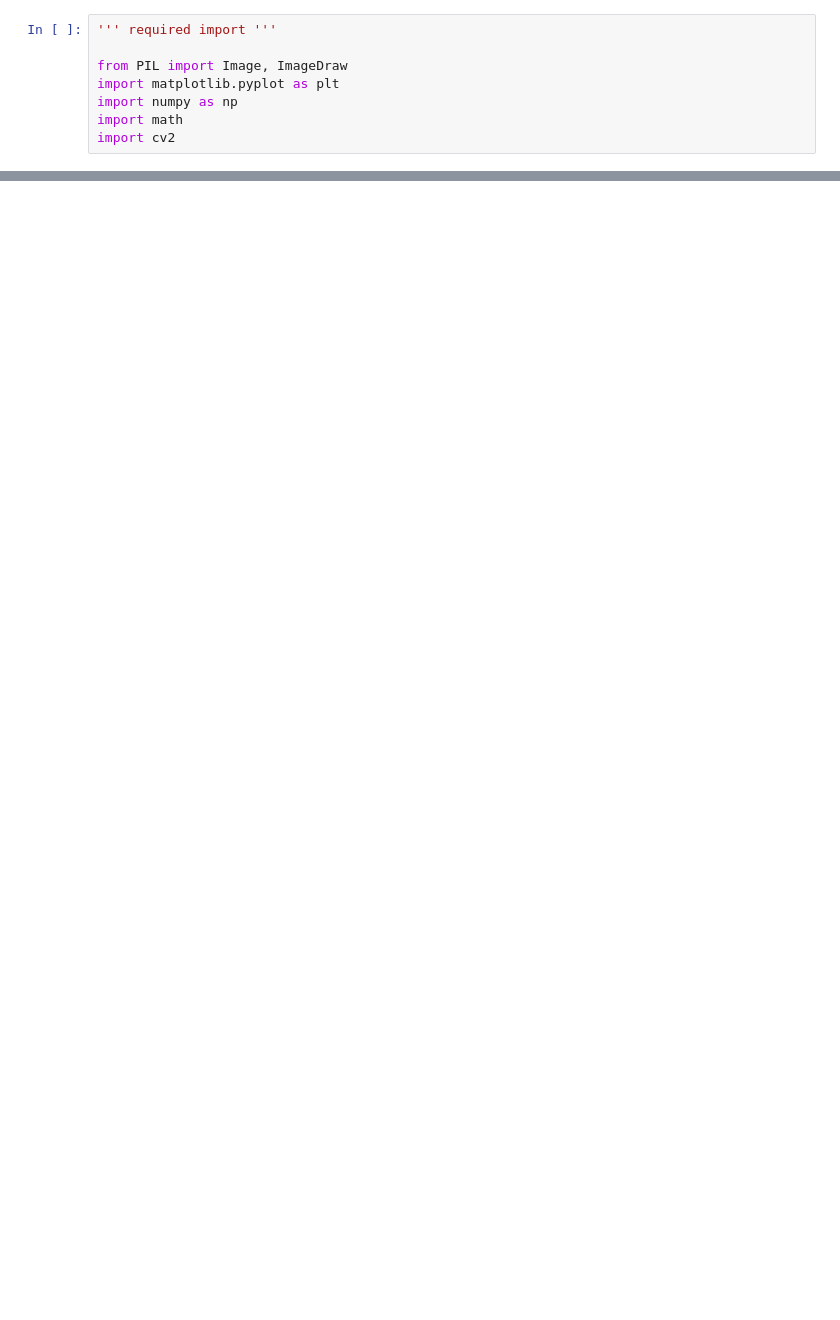
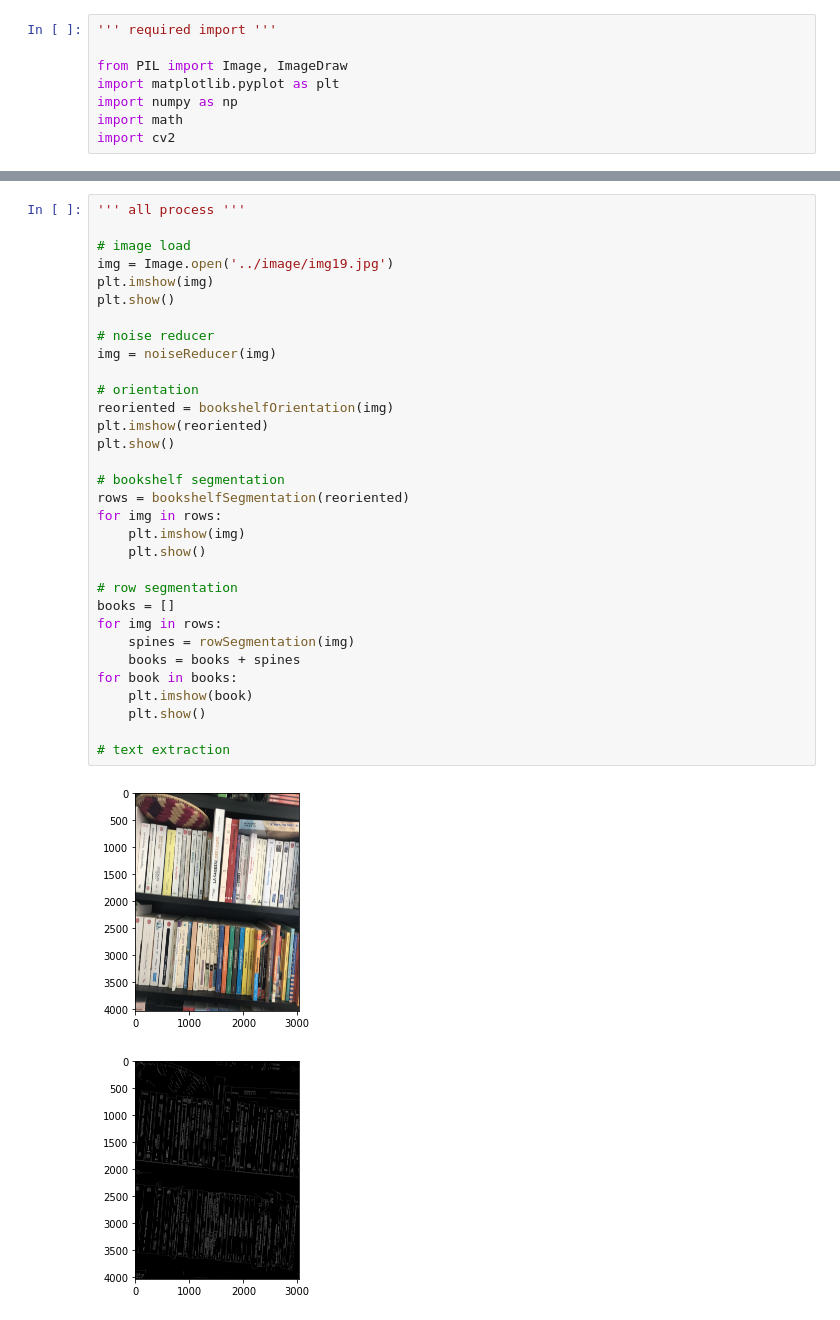
Before and after one commit to yanis-dubois/BookShelfAnalyse, a Jupyter notebook: pyTest/test.ipynb, the cells around one changed output, grey strips where cells are left out. Cells and saved outputs as stored; diff of their text form; blank space fills up the shorter version.

```diff
--- a/pyTest/test.ipynb
+++ b/pyTest/test.ipynb
@@ -151,0 +226,35 @@ bookshelfProcessing(img)
+# %%
+''' all process '''
+
+# image load
+img = Image.open('../image/img19.jpg')
+plt.imshow(img)
+plt.show()
+
+# noise reducer
+img = noiseReducer(img)
+
+# orientation
+reoriented = bookshelfOrientation(img)
+plt.imshow(reoriented)
+plt.show()
+
+# bookshelf segmentation
+rows = bookshelfSegmentation(reoriented)
+for img in rows:
+    plt.imshow(img)
+    plt.show()
+
+# row segmentation
+books = []
+for img in rows:
+    spines = rowSegmentation(img)
+    books = books + spines
+for book in books:
+    plt.imshow(book)
+    plt.show()
+
+# text extraction
+# %% [output]
+[figure, added]
+[figure, added]
```
Also changed, not shown: parts of 8 cells of this notebook.
